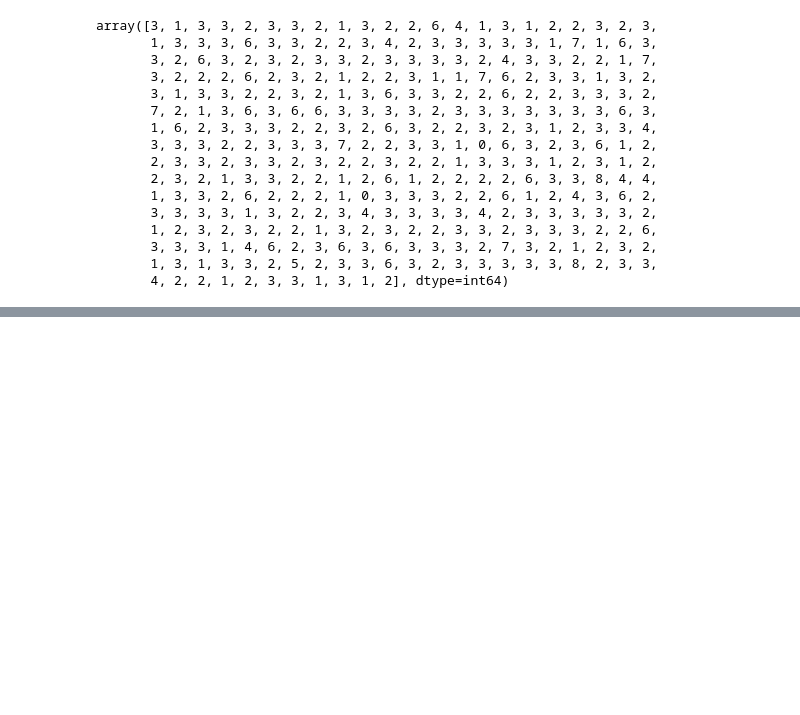
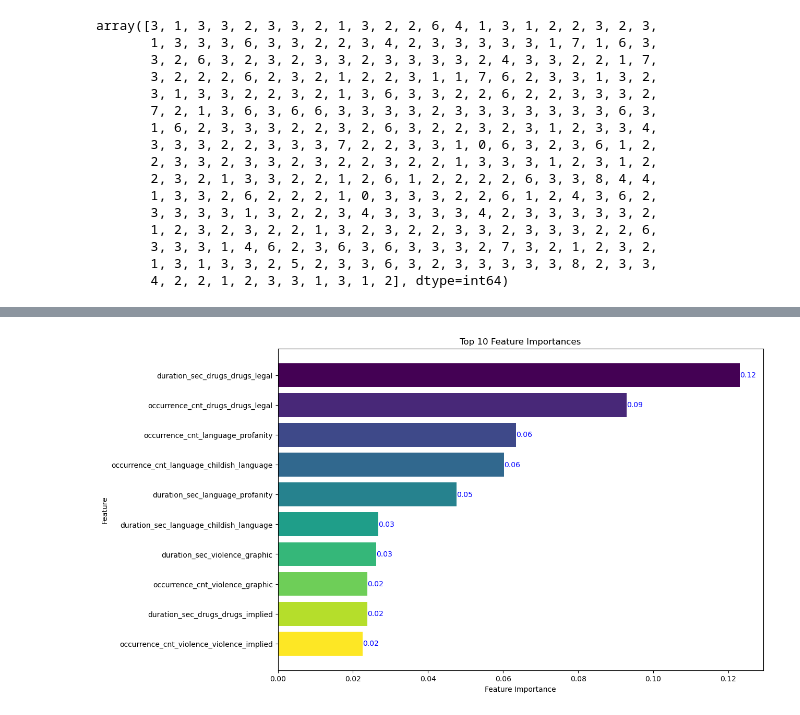
Before and after one commit to mcoulombe021/Springboard, a Jupyter notebook: Capstone 3/Preprocessing & Modeling.ipynb, the cells around one changed output, grey strips where cells are left out. Saved outputs shown, nothing was run; the diff lists cells and outputs as text; code cells hidden in the pictures; blank space fills up the shorter version.

```diff
--- a/Capstone 3/Preprocessing & Modeling.ipynb
+++ b/Capstone 3/Preprocessing & Modeling.ipynb
@@ -747,19 +757,0 @@ Mean Accuracy (Random Forest): 0.7295405753542292
-# %%
-c_values = [0.001, 0.01,0.5, 1, 10, 100]
-accuracy_scores = []
-for C in c_values:
-    svm_classifier = SVC(kernel='linear', C=C)
-    multi_output_classifier = MultiOutputClassifier(svm_classifier)
-    multi_output_classifier.fit(X_train_scaled, y_train)
-    y_pred = multi_output_classifier.predict(X_test_scaled)
-    accuracy = accuracy_score(y_test, y_pred)
-    accuracy_scores.append(accuracy)
-
-# Find the index of the C value with the highest accuracy
-best_index = accuracy_scores.index(max(accuracy_scores))
-best_C = c_values[best_index]
-
-# Evaluate the model
-accuracy = accuracy_score(y_test, y_pred)
-print("Best C:", best_C)
-print("Accuracy:", accuracy)
@@ -971,0 +762,35 @@ movies_studio_combined[movies_studio_combined['imdb_id'] == 'tt4581576']#.iloc[6
+# %%
+feature_importance = rf_classifier.feature_importances_
+
+feature_names= X_train_scaled.columns
+
+importance_dict = dict(zip(feature_names, feature_importance))
+
+# Sort the feature importances in descending order
+sorted_importance = sorted(importance_dict.items(), key=lambda x: abs(x[1]), reverse=True)
+
+# Extract the top 10 feature importances and their corresponding feature names and values
+top_10_importance = sorted_importance[:10]
+top_10_features, top_10_values = zip(*top_10_importance)
+
+# Create a color map for the bars
+colors = plt.cm.viridis(np.linspace(0, 1, len(top_10_features)))
+
+# Create a bar graph for feature importances
+plt.figure(figsize=(12, 8))
+bars = plt.barh(top_10_features, top_10_values, color=colors)
+plt.xlabel('Feature Importance')
+plt.ylabel('Feature')
+plt.title('Top 10 Feature Importances')
+plt.gca().invert_yaxis()  # Invert the y-axis to display the highest importance at the top
+
+# Add feature importance values to the bars with negative values to the left
+for feature, importance, bar in zip(top_10_features, top_10_values, bars):
+    if importance < 0:
+        plt.text(importance, bar.get_y() + bar.get_height() / 2, f'{importance:.2f}', ha='right', va='center', color='red')
+    else:
+        plt.text(importance, bar.get_y() + bar.get_height() / 2, f'{importance:.2f}', ha='left', va='center', color='blue')
+
+plt.show()
+# %% [output]
+[figure, added]
```
Also changed, not shown: parts of 156 cells of this notebook.
